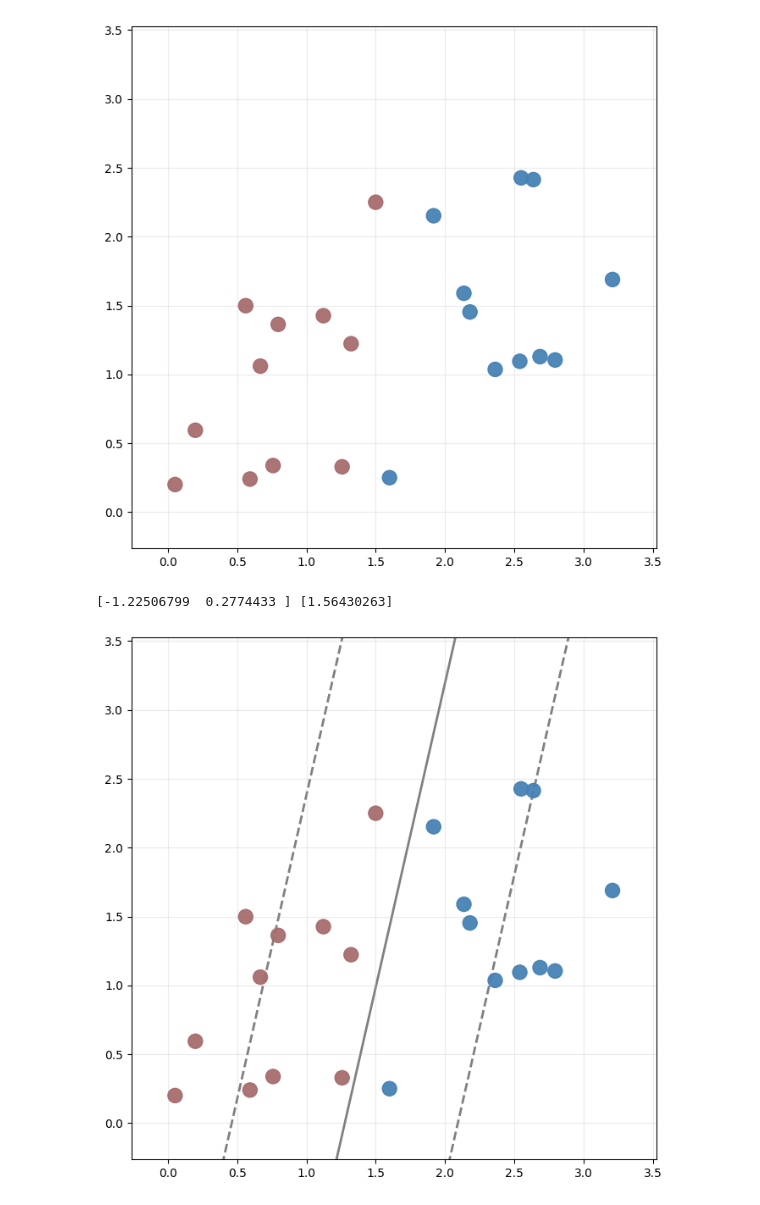
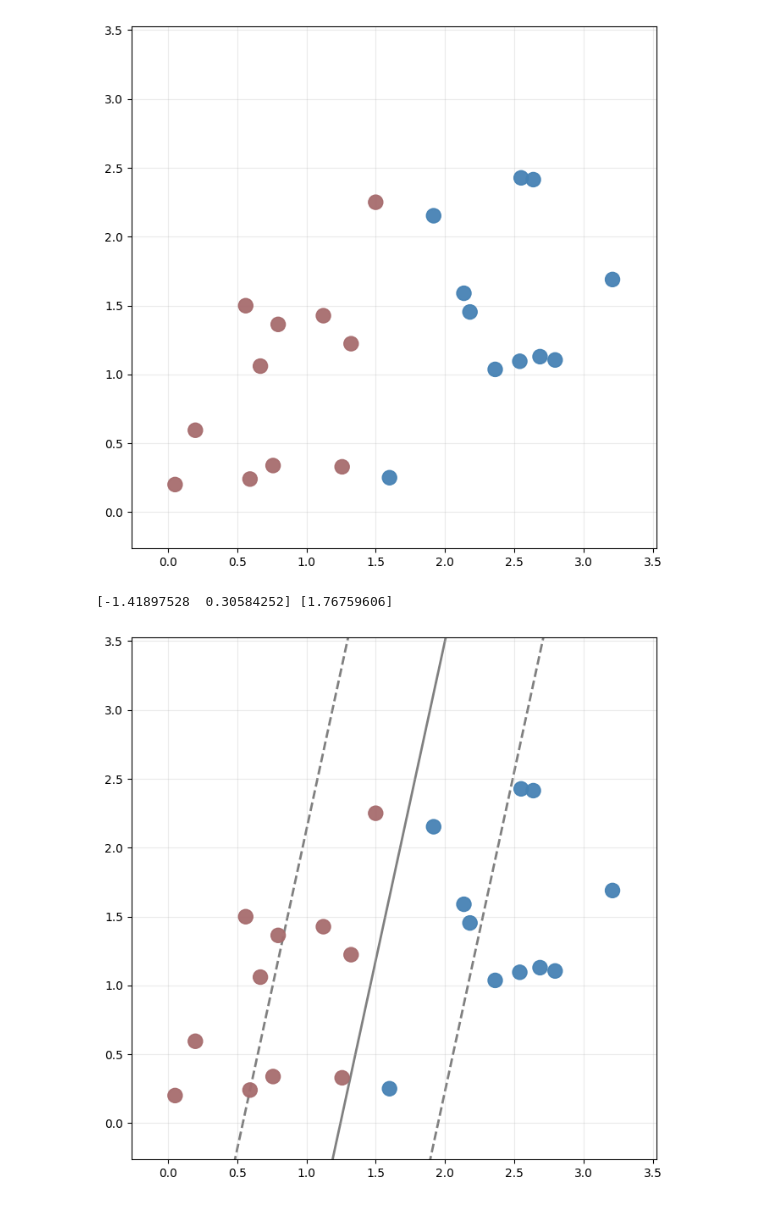
Before and after one commit to rohanxavier33/SVM, a Jupyter notebook: svm.ipynb, the cells around one changed output. Drawn from its saved outputs; the diff is of its cells as text; code cells hidden in the pictures.

```diff
--- a/svm.ipynb
+++ b/svm.ipynb
@@ -146,16 +146,16 @@ linear_plot(X, y)
 # %%
 from sklearn.svm import LinearSVC
 
 # TODO: Build a LinearSVC model called lsvm. Train the model and get the parameters, pay attention to the loss parameter
-lsvm = LinearSVC(C=1.0).fit(X, y)
+lsvm = LinearSVC(C=1.0, loss='hinge').fit(X, y)
 # your code here
 
 
 # use this code to plot the resulting model
 w = lsvm.coef_[0]
 b = lsvm.intercept_
 print(w,b)
 linear_plot(X, y, w=w, b=b)
 # %% [output]
-[-1.22506799  0.2774433 ] [1.56430263]
+[-1.41897528  0.30584252] [1.76759606]
-[figure, old version]
+[figure, new version]
```
